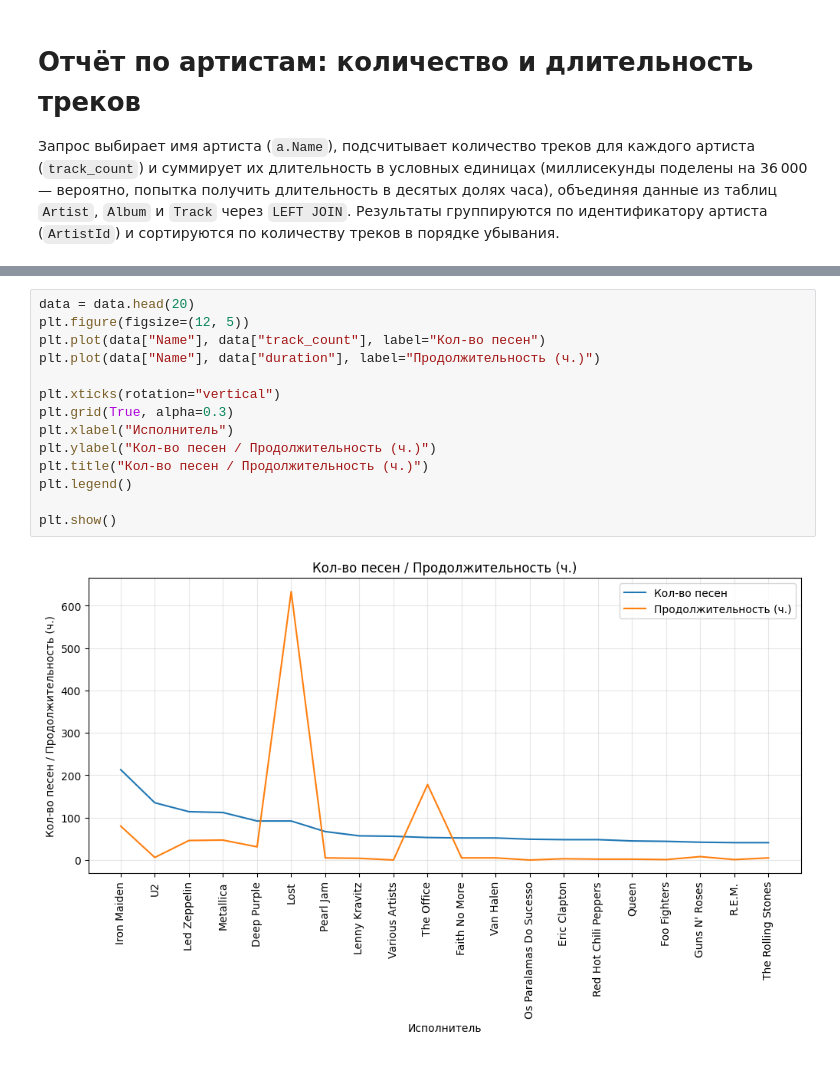
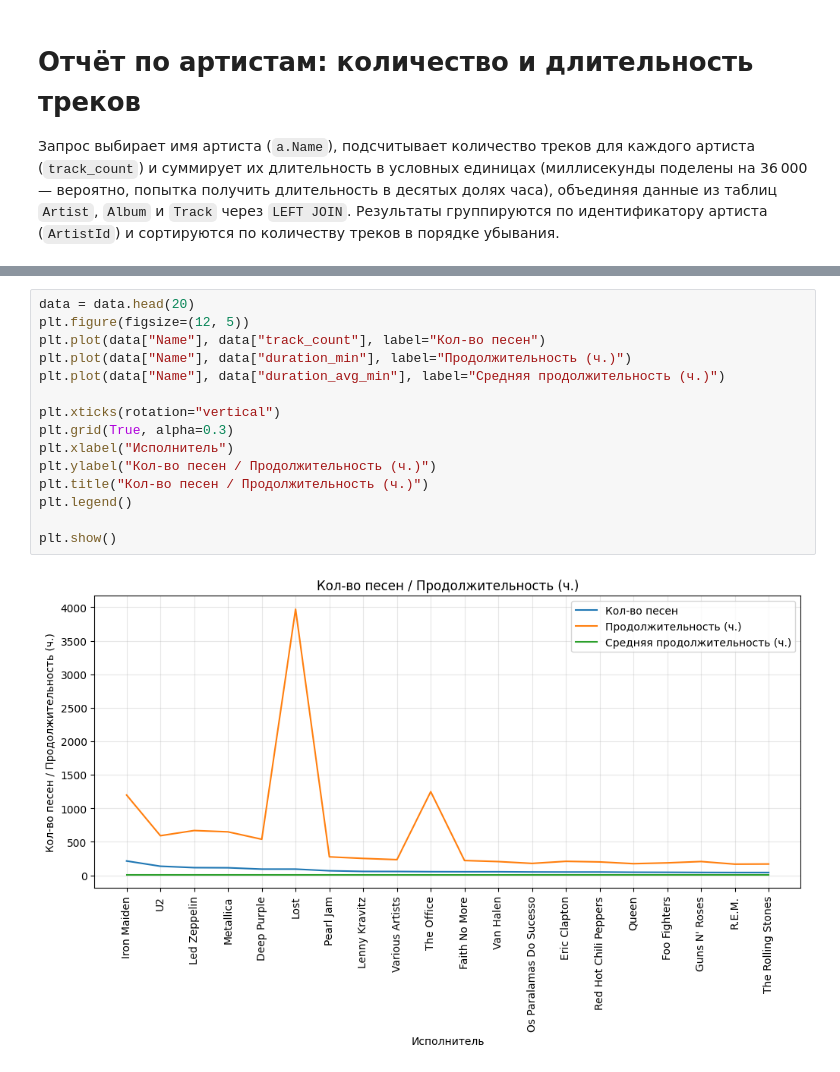
Before and after one commit to barmaley350/SQLLessons, a Jupyter notebook: jupyter_notebooks/examples.ipynb, the cells around one changed output, grey strips where cells are left out. Drawn from its saved outputs; the diff is of its cells as text.

```diff
--- a/jupyter_notebooks/examples.ipynb
+++ b/jupyter_notebooks/examples.ipynb
@@ -267,16 +269,17 @@ display_data(data:=get_data(sql), 10)
 # %%
 data = data.head(20)
 plt.figure(figsize=(12, 5))
 plt.plot(data["Name"], data["track_count"], label="Кол-во песен")
-plt.plot(data["Name"], data["duration"], label="Продолжительность (ч.)")
+plt.plot(data["Name"], data["duration_min"], label="Продолжительность (ч.)")
+plt.plot(data["Name"], data["duration_avg_min"], label="Средняя продолжительность (ч.)")
 
 plt.xticks(rotation="vertical")
 plt.grid(True, alpha=0.3)
 plt.xlabel("Исполнитель")
 plt.ylabel("Кол-во песен / Продолжительность (ч.)")
 plt.title("Кол-во песен / Продолжительность (ч.)")
 plt.legend()
 
 plt.show()
 # %% [output]
-[figure, old version]
+[figure, new version]
```
Also changed, not shown: parts of 1 cell of this notebook, 3 other files.
